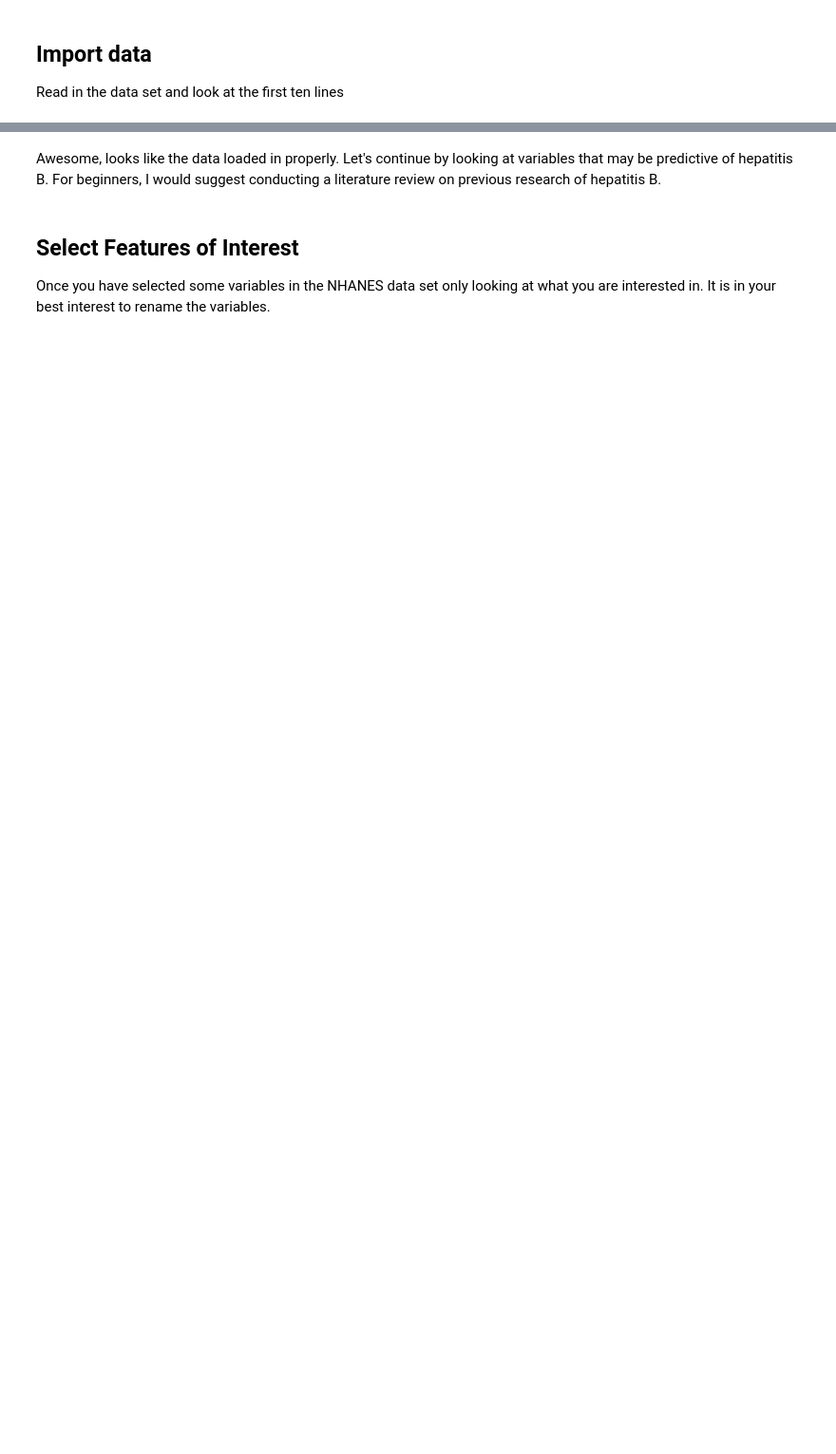
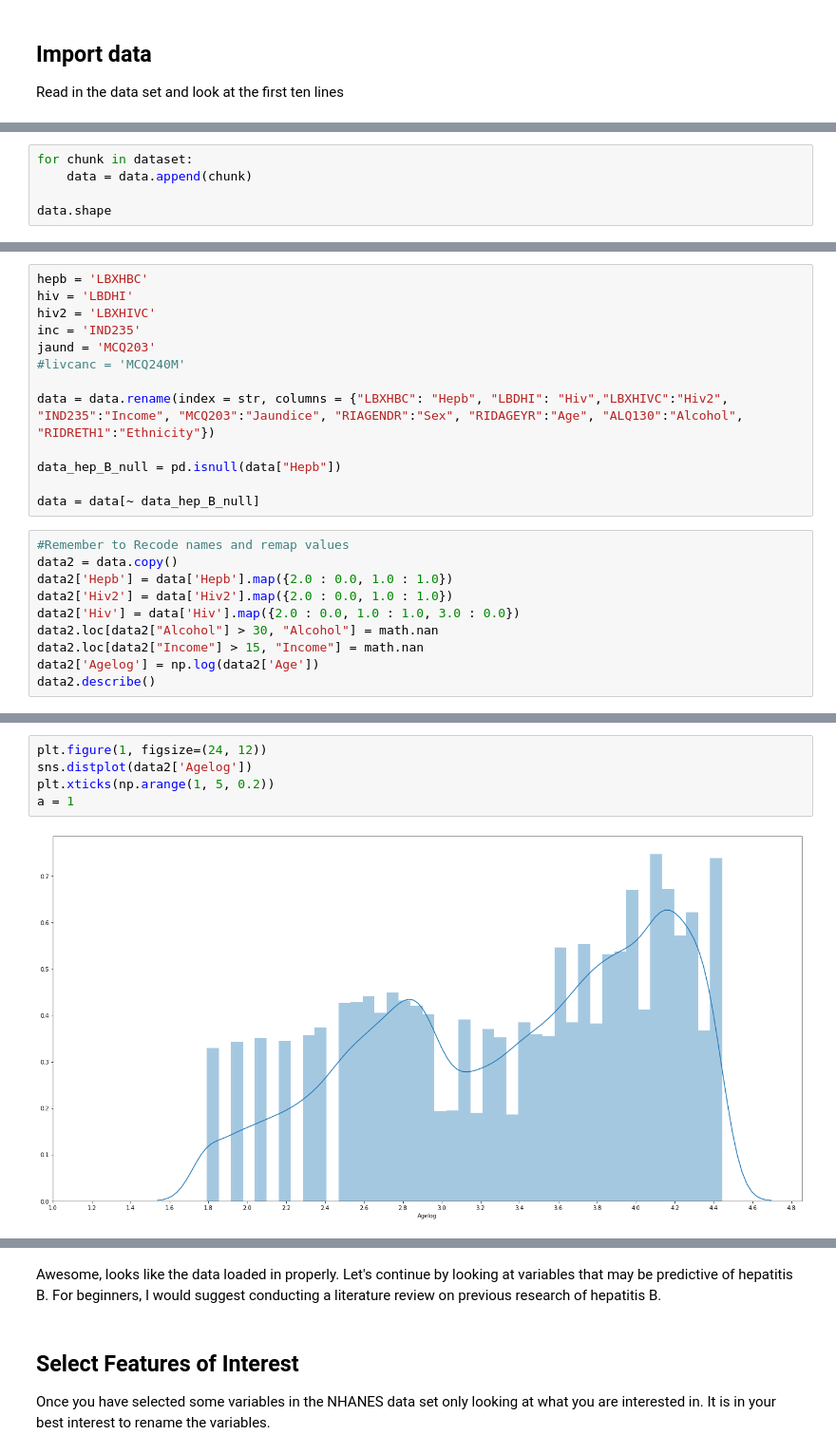
Before and after one commit to sMyn42/Week1Public, a Jupyter notebook: Challenge Problem Week 1-Student.ipynb, the cells around one changed output, grey strips where cells are left out. Shown: that part at 95% size. Saved outputs shown, nothing was run; the diff lists cells and outputs as text; blank space fills up the shorter version.

```diff
--- a/Challenge Problem Week 1-Student.ipynb
+++ b/Challenge Problem Week 1-Student.ipynb
@@ -59,0 +83,5 @@ data.head(4)
+# %%
+for chunk in dataset:
+    data = data.append(chunk)
+
+data.shape
@@ -59,0 +90,23 @@ data.head(4)
+# %%
+hepb = 'LBXHBC'
+hiv = 'LBDHI'
+hiv2 = 'LBXHIVC'
+inc = 'IND235'
+jaund = 'MCQ203'
+#livcanc = 'MCQ240M'
+
+data = data.rename(index = str, columns = {"LBXHBC": "Hepb", "LBDHI": "Hiv","LBXHIVC":"Hiv2", "IND235":"Income", "MCQ203":"Jaundice", "RIAGENDR":"Sex", "RIDAGEYR":"Age", "ALQ130":"Alcohol", "RIDRETH1":"Ethnicity"})
+
+data_hep_B_null = pd.isnull(data["Hepb"])
+
+data = data[~ data_hep_B_null]
+# %%
+#Remember to Recode names and remap values
+data2 = data.copy()
+data2['Hepb'] = data['Hepb'].map({2.0 : 0.0, 1.0 : 1.0})
+data2['Hiv2'] = data['Hiv2'].map({2.0 : 0.0, 1.0 : 1.0})
+data2['Hiv'] = data['Hiv'].map({2.0 : 0.0, 1.0 : 1.0, 3.0 : 0.0})
+data2.loc[data2["Alcohol"] > 30, "Alcohol"] = math.nan
+data2.loc[data2["Income"] > 15, "Income"] = math.nan
+data2['Agelog'] = np.log(data2['Age'])
+data2.describe()
@@ -60,2 +123,9 @@ data.head(4)
+# %%
+plt.figure(1, figsize=(24, 12))
+sns.distplot(data2['Agelog'])
+plt.xticks(np.arange(1, 5, 0.2))
+a = 1
+# %% [output]
+[figure, added]
 # %%
 #dropping unnecessary variables (don't worry about this)
```
Also changed, not shown: parts of 14 cells of this notebook, 3 other files.
